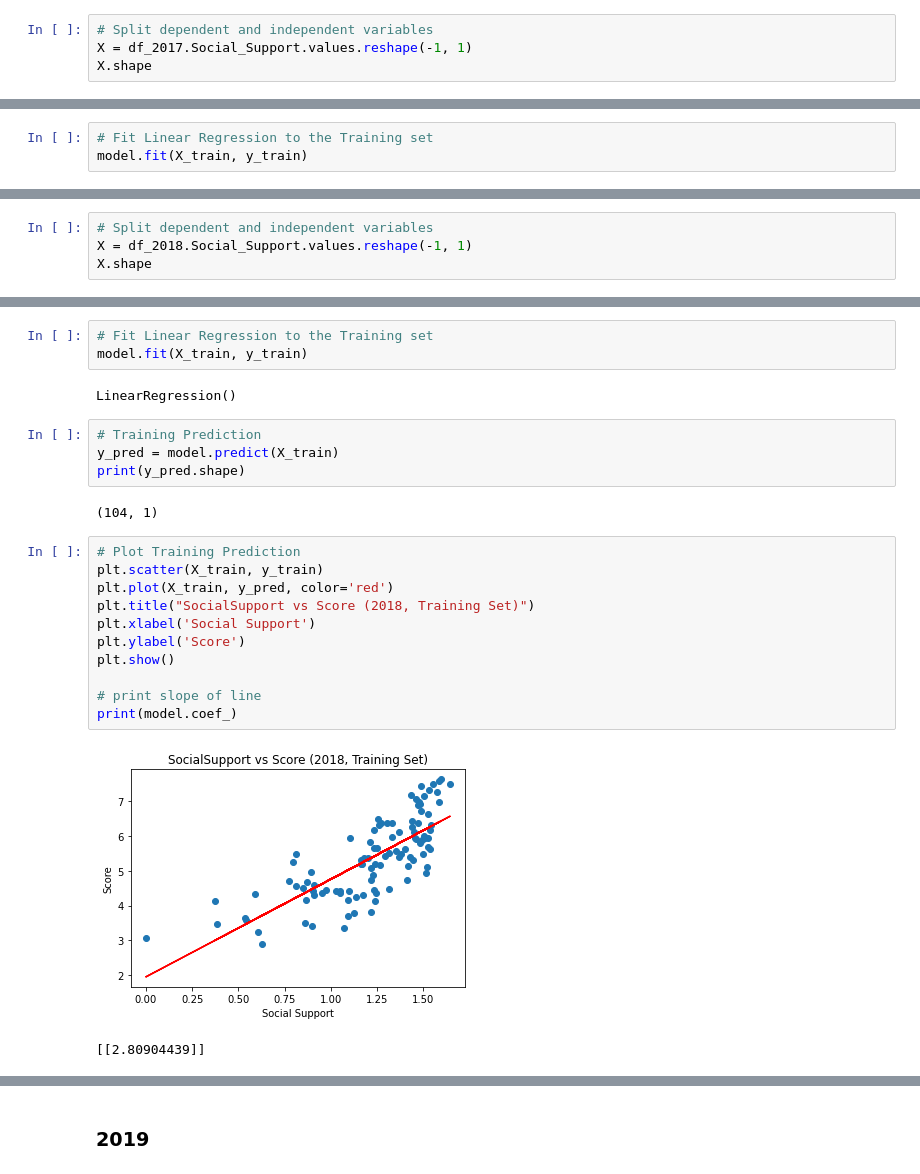
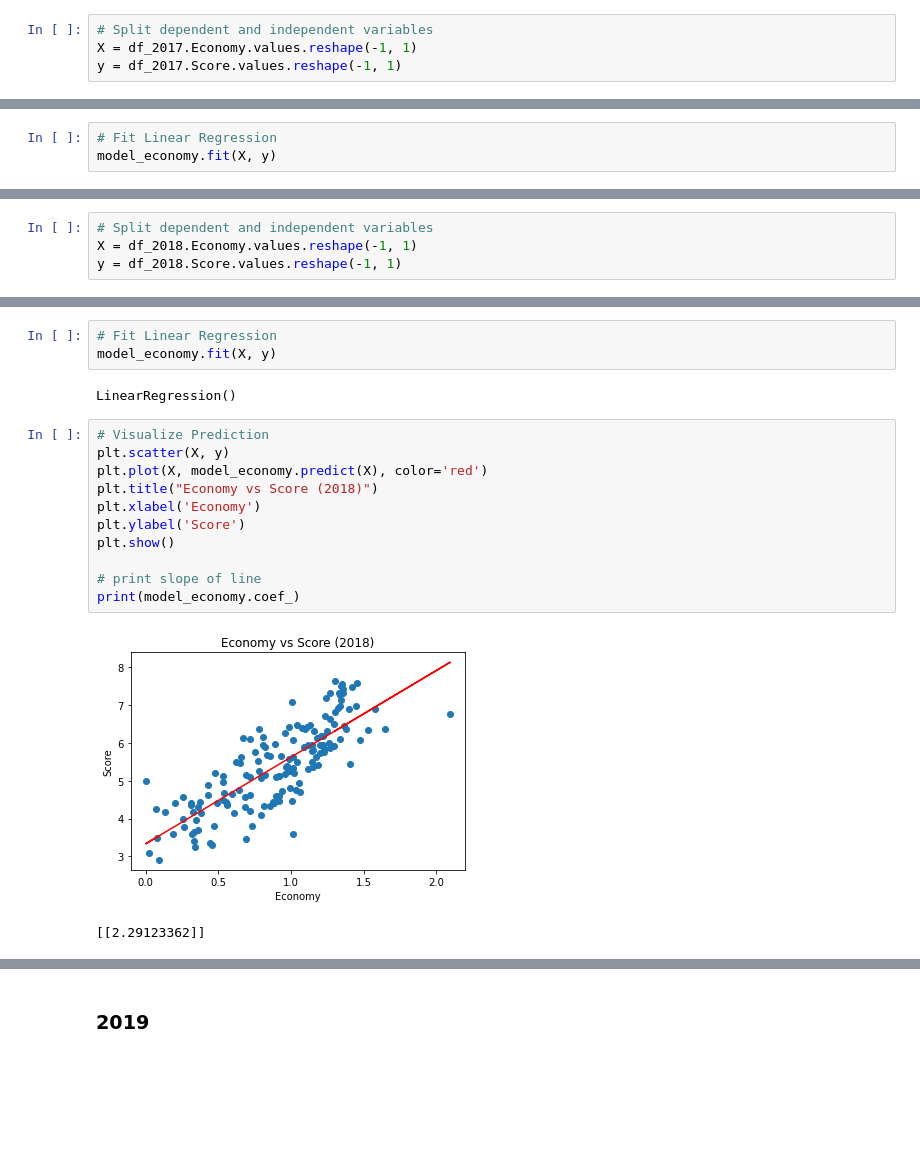
Before and after one commit to vyu821/world-happiness-analysis, a Jupyter notebook: happiness_machine_learning_model.ipynb, the cells around one changed output, grey strips where cells are left out. Drawn from its saved outputs; the diff is of its cells as text; blank space fills up the shorter version.

```diff
--- a/happiness_machine_learning_model.ipynb
+++ b/happiness_machine_learning_model.ipynb
@@ -740,5 +809,5 @@ array([[6.01099355]])
 ### 2017
 # %%
 # Split dependent and independent variables
-X = df_2017.Social_Support.values.reshape(-1, 1)
-X.shape
+X = df_2017.Economy.values.reshape(-1, 1)
+y = df_2017.Score.values.reshape(-1, 1)
@@ -755,5 +814,5 @@ model = LinearRegression()
 # %%
-# Fit Linear Regression to the Training set
-model.fit(X_train, y_train)
+# Fit Linear Regression
+model_economy.fit(X, y)
 # %% [output]
 LinearRegression()
@@ -814,5 +839,5 @@ array([[4.79223773]])
 ### 2018
 # %%
 # Split dependent and independent variables
-X = df_2018.Social_Support.values.reshape(-1, 1)
-X.shape
+X = df_2018.Economy.values.reshape(-1, 1)
+y = df_2018.Score.values.reshape(-1, 1)
@@ -829,25 +844,19 @@ model = LinearRegression()
 # %%
-# Fit Linear Regression to the Training set
-model.fit(X_train, y_train)
+# Fit Linear Regression
+model_economy.fit(X, y)
 # %% [output]
 LinearRegression()
-# %%
-# Training Prediction
-y_pred = model.predict(X_train)
-print(y_pred.shape)
-# %% [output]
-(104, 1)
 # %%
-# Plot Training Prediction
-plt.scatter(X_train, y_train)
-plt.plot(X_train, y_pred, color='red')
-plt.title("SocialSupport vs Score (2018, Training Set)")
-plt.xlabel('Social Support')
+# Visualize Prediction
+plt.scatter(X, y)
+plt.plot(X, model_economy.predict(X), color='red')
+plt.title("Economy vs Score (2018)")
+plt.xlabel('Economy')
 plt.ylabel('Score')
 plt.show()
 
 # print slope of line
-print(model.coef_)
+print(model_economy.coef_)
 # %% [output]
-[figure, old version]
+[figure, new version]
-[[2.80904439]]
+[[2.29123362]]
```
Also changed, not shown: parts of 160 cells of this notebook.
